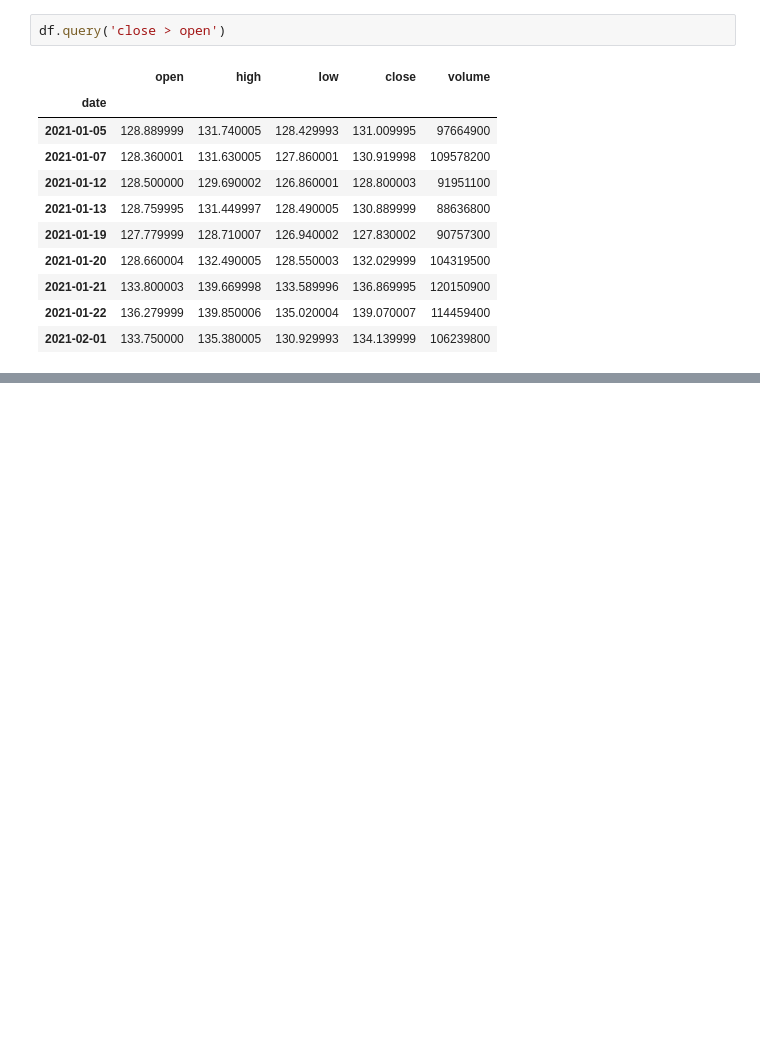
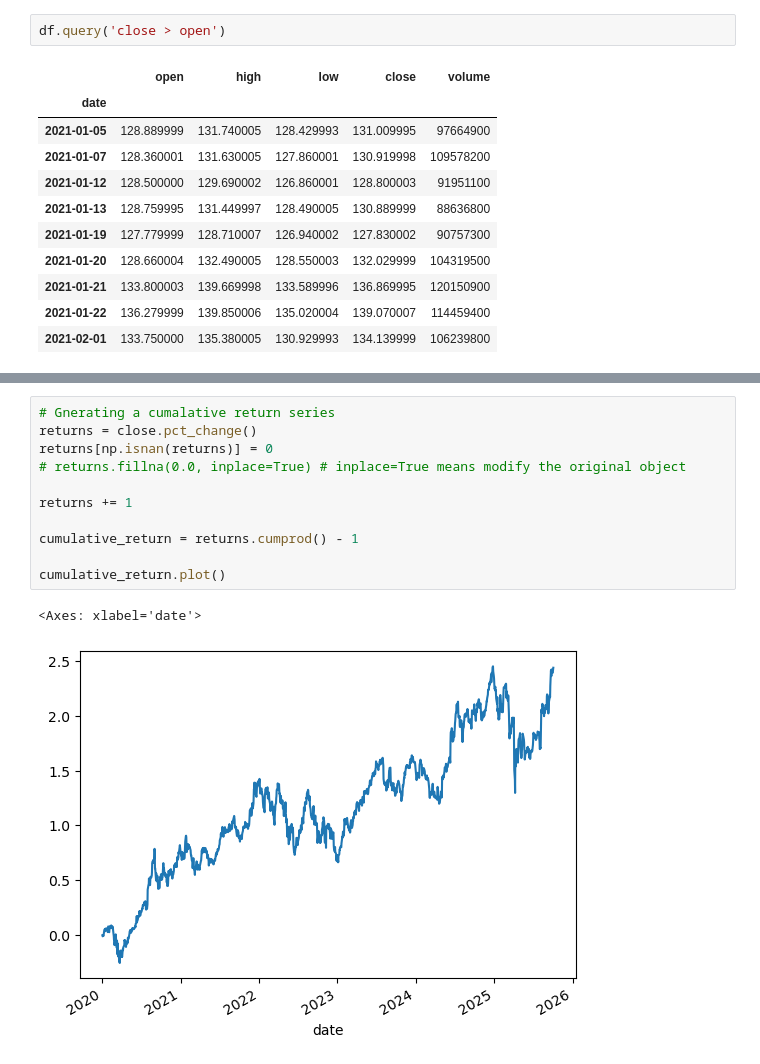
Before and after one commit to JerryHong08/rebooking_quant, a Jupyter notebook: python_for_algorithmic_trading/Chapter2_Part2.ipynb, the cells around one changed output, grey strips where cells are left out. Drawn from its saved outputs; the diff is of its cells as text; blank space fills up the shorter version.

```diff
--- a/python_for_algorithmic_trading/Chapter2_Part2.ipynb
+++ b/python_for_algorithmic_trading/Chapter2_Part2.ipynb
@@ -239,0 +295,14 @@ Name: close, dtype: float64
+# %%
+# Gnerating a cumalative return series
+returns = close.pct_change()
+returns[np.isnan(returns)] = 0
+# returns.fillna(0.0, inplace=True) # inplace=True means modify the original object
+
+returns += 1
+
+cumulative_return = returns.cumprod() - 1
+
+cumulative_return.plot()
+# %% [output]
+<Axes: xlabel='date'>
+[figure, added]
```
Also changed, not shown: parts of 19 cells of this notebook, 9 other files.
